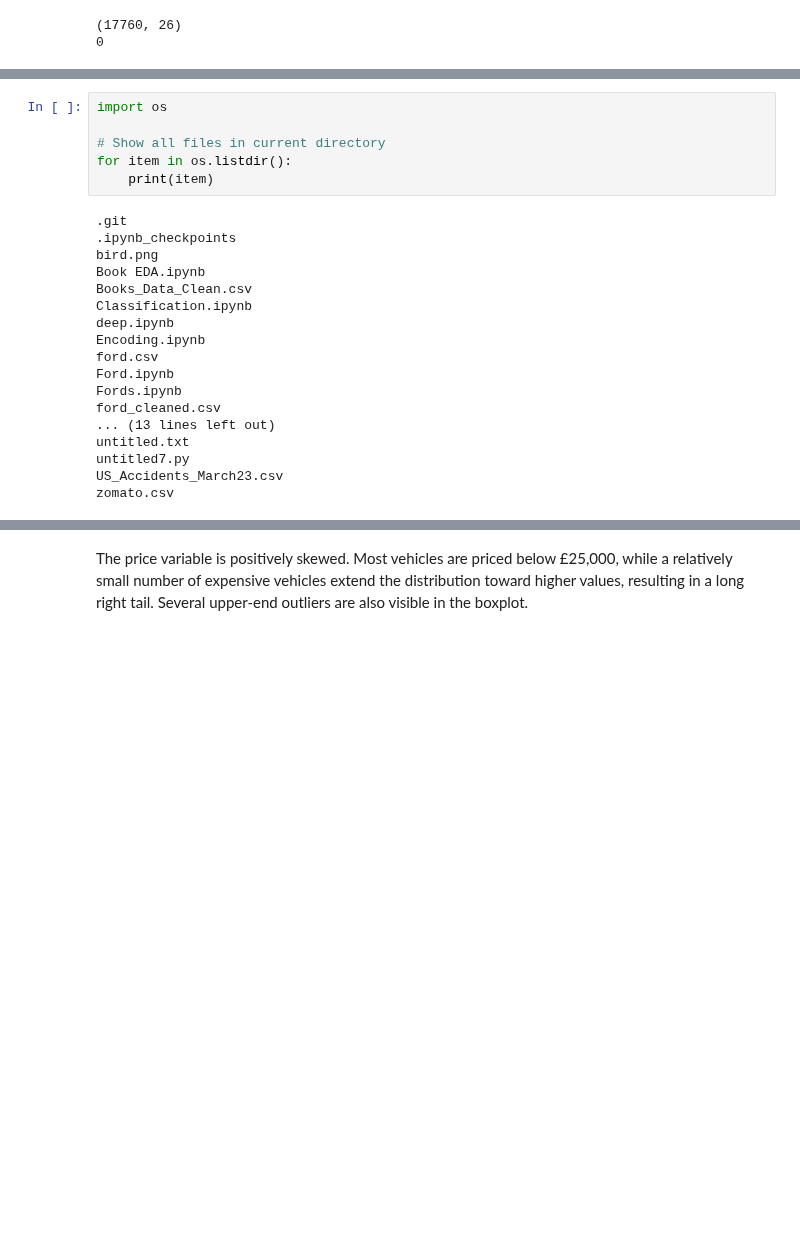
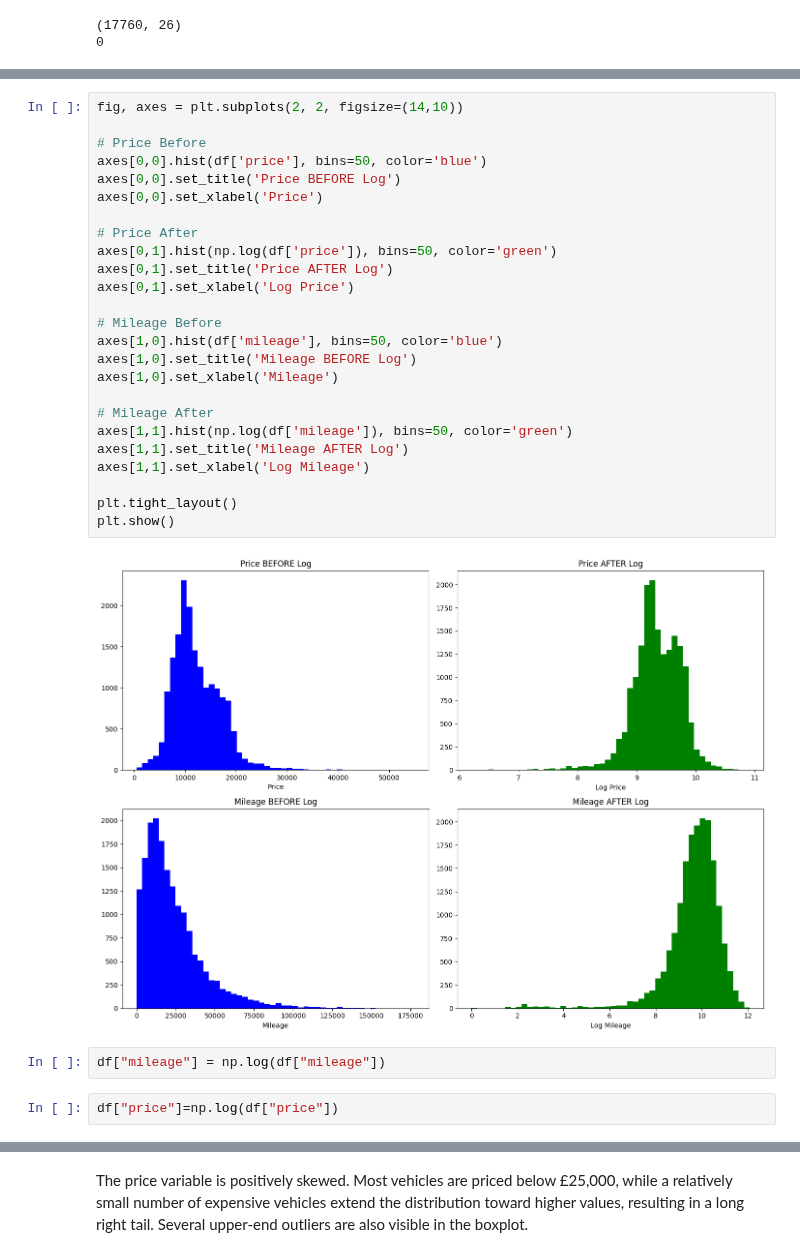
Before and after one commit to stochos-vajra/Ford-Car-Price-EDA, a Jupyter notebook: Fords.ipynb, the cells around one changed output, grey strips where cells are left out. Saved outputs shown, nothing was run; the diff lists cells and outputs as text; blank space fills up the shorter version.

```diff
--- a/Fords.ipynb
+++ b/Fords.ipynb
@@ -1197,24 +791,31 @@ print("✅ README saved!")
-# %%
-import os
-
-# Show all files in current directory
-for item in os.listdir():
-    print(item)
-# %% [output]
-.git
-.ipynb_checkpoints
-bird.png
-Book EDA.ipynb
-Books_Data_Clean.csv
-Classification.ipynb
-deep.ipynb
-Encoding.ipynb
-ford.csv
-Ford.ipynb
-Fords.ipynb
-ford_cleaned.csv
-... (13 lines left out)
-untitled.txt
-untitled7.py
-US_Accidents_March23.csv
-zomato.csv
+# %%
+fig, axes = plt.subplots(2, 2, figsize=(14,10))
+
+# Price Before
+axes[0,0].hist(df['price'], bins=50, color='blue')
+axes[0,0].set_title('Price BEFORE Log')
+axes[0,0].set_xlabel('Price')
+
+# Price After
+axes[0,1].hist(np.log(df['price']), bins=50, color='green')
+axes[0,1].set_title('Price AFTER Log')
+axes[0,1].set_xlabel('Log Price')
+
+# Mileage Before
+axes[1,0].hist(df['mileage'], bins=50, color='blue')
+axes[1,0].set_title('Mileage BEFORE Log')
+axes[1,0].set_xlabel('Mileage')
+
+# Mileage After
+axes[1,1].hist(np.log(df['mileage']), bins=50, color='green')
+axes[1,1].set_title('Mileage AFTER Log')
+axes[1,1].set_xlabel('Log Mileage')
+
+plt.tight_layout()
+plt.show()
+# %% [output]
+[figure, added]
+# %%
+df["mileage"] = np.log(df["mileage"])
+# %%
+df["price"]=np.log(df["price"])
```
Also changed, not shown: parts of 41 cells of this notebook, 2 other files.
